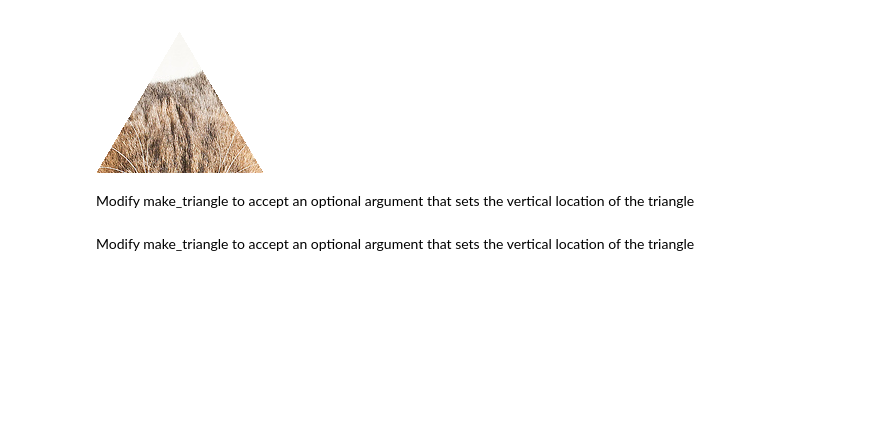
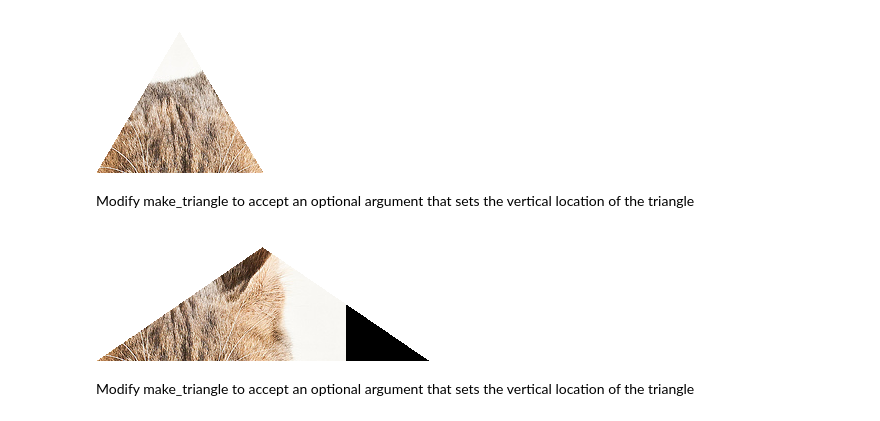
Before and after one commit to evanluis/HomeworkProject01, a Jupyter notebook: Homework Week 3.ipynb, the cells around one changed output. Saved outputs shown, nothing was run; the diff lists cells and outputs as text; code cells hidden in the pictures; blank space fills up the shorter version.

```diff
--- a/Homework Week 3.ipynb
+++ b/Homework Week 3.ipynb
@@ -94,6 +228,73 @@ IPython.core.display.Image(path)
 [figure]
 # %% [markdown]
 Modify make_triangle to accept an optional argument that sets the vertical location of the triangle
+# %%
+import numpy as np
+
+from PIL import Image, ImageDraw, ImageOps
+
+filename = "data/cc_cat.png"
+
+import IPython.core.display
+
+testimg = Image.open(filename)
+
+def make_triangle(start_img, save=False):
+
+    """Function description goes here"""
+
+
+    w, h = start_img.size
+
+
+    inset = (max(w,h) - min(w,h)) / 2
+
+    w, h = start_img.size
+
+    sqrimg = start_img.crop((inset, inset, w-inset, w-inset))
+
+
+
+    w, h = sqrimg.size
+
+
+
+    mask = Image.new('1', (w,h))
+
+    draw = ImageDraw.Draw(mask)
+
+
+
+    t_height = w/2 * np.tan(60)
+
+
+
+    triangle_negative = [(0,h), (w/2, t_height), (w,h), (0,h)]
+
+    draw.polygon(triangle_negative, fill=255)
+
+    output = ImageOps.fit(sqrimg, mask.size, centering=(0.5, 0.5))
+
+    output.putalpha(mask)
+
+
+    output = output.crop((0,int(t_height)-15, w, h))
+
+    if save:
+
+        path = 'data/triangle_{}'.format(filename.split('/')[1])
+
+        output.save(path)
+
+        return output, path
+
+    return output
+
+img, path = make_triangle(testimg, True)
+
+IPython.core.display.Image(path)
+# %% [output]
+[figure, added]
 # %% [markdown]
 Modify make_triangle to accept an optional argument that sets the vertical location of the triangle
 # %% [markdown]
```
Also changed, not shown: parts of 7 cells of this notebook, 1 other file.
